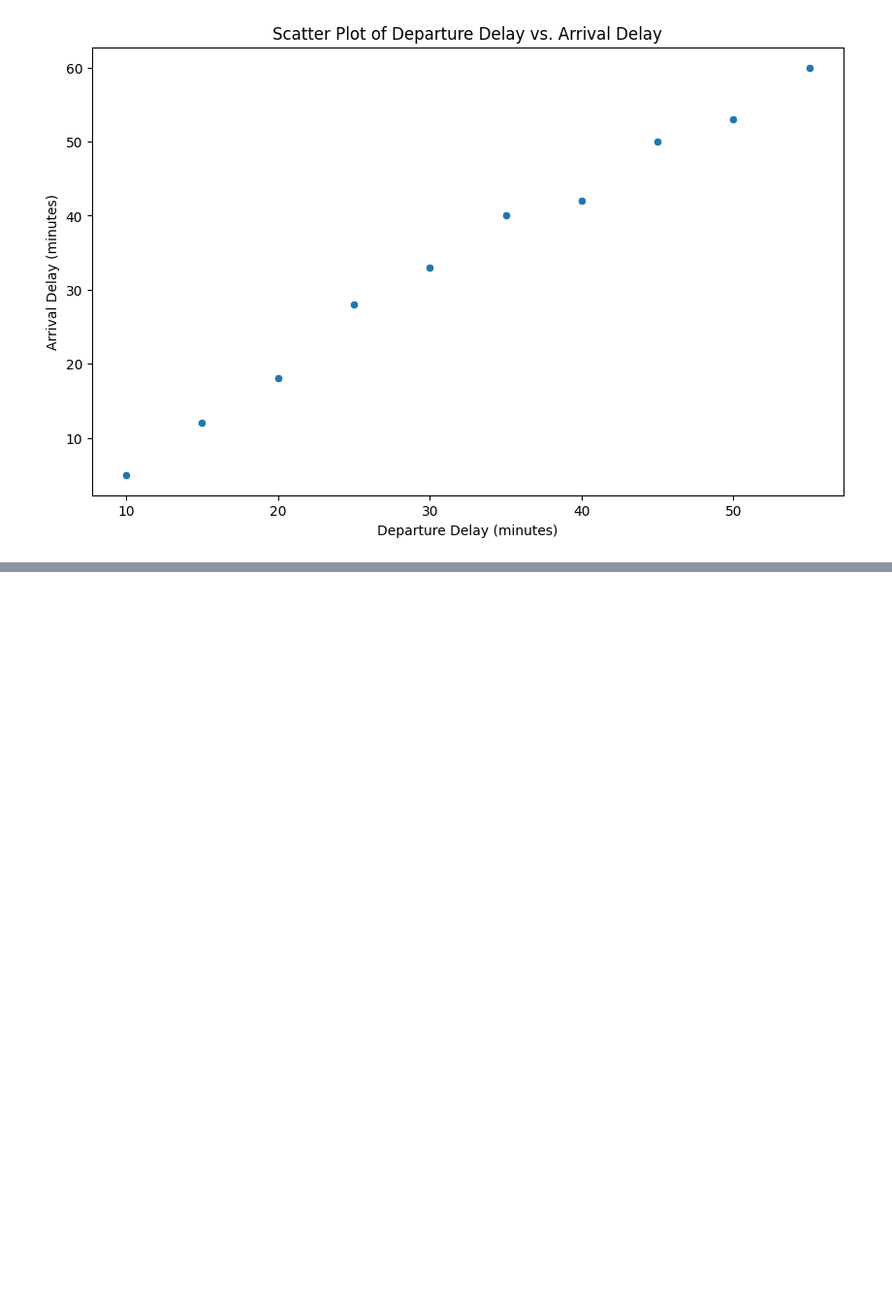
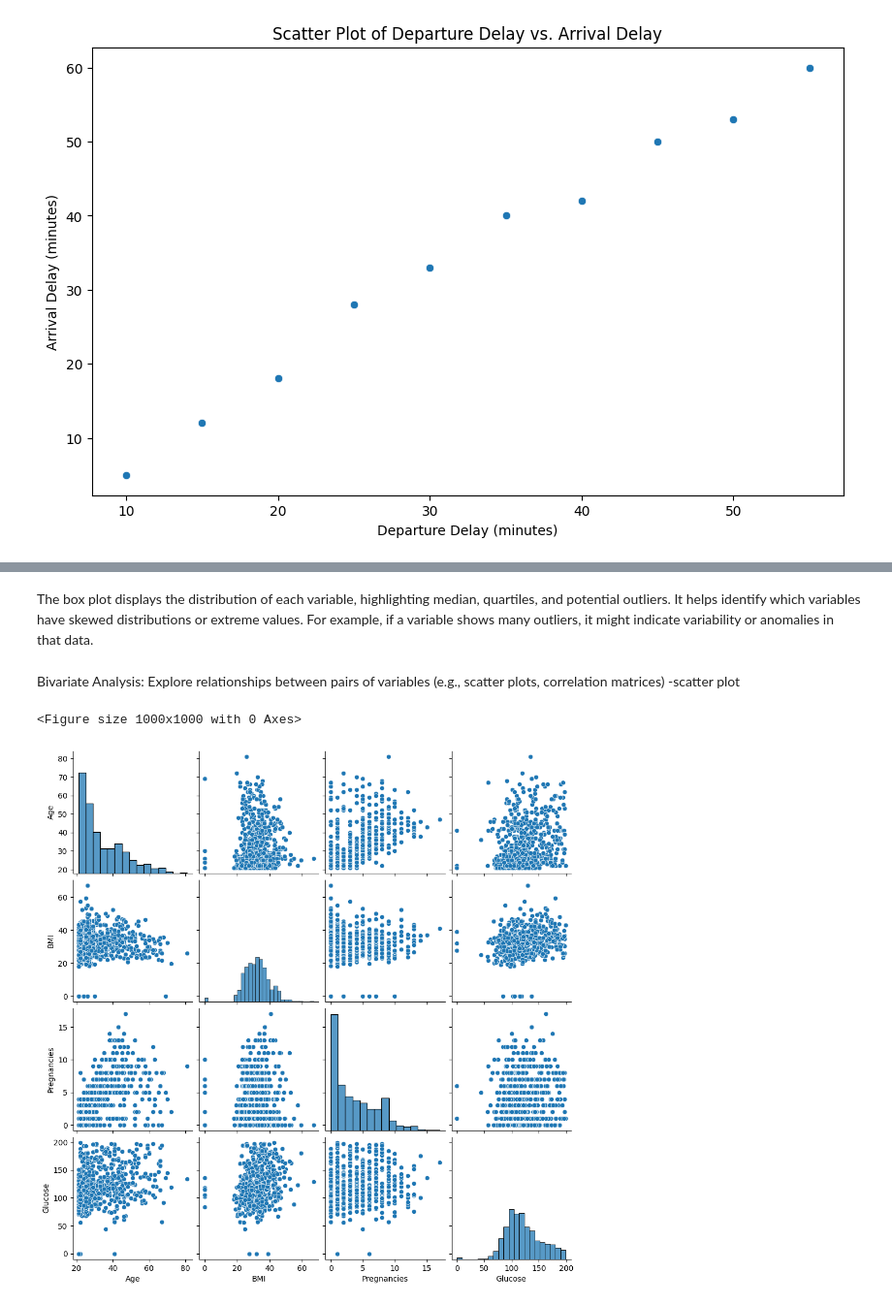
Before and after one commit to Soorya-v2002/data-science-assignment, a Jupyter notebook: Virtual_competition.ipynb, the cells around one changed output, grey strips where cells are left out. Shown at 97% size. Cells and saved outputs as stored; diff of their text form; code cells hidden in the pictures; blank space fills up the shorter version.

```diff
--- a/Virtual_competition.ipynb
+++ b/Virtual_competition.ipynb
@@ -334,0 +374,12 @@ plt.show()
+# %% [markdown]
+The box plot displays the distribution of each variable, highlighting median, quartiles, and potential outliers. It helps identify which variables have skewed distributions or extreme values. For example, if a variable shows many outliers, it might indicate variability or anomalies in that data.
+# %% [markdown]
+Bivariate Analysis:
+Explore relationships between pairs of variables (e.g., scatter plots, correlation matrices) -scatter plot
+# %%
+plt.figure(figsize=(10,10))
+sns.pairplot(df[['Age','BMI','Pregnancies','Glucose']])
+plt.show()
+# %% [output]
+<Figure size 1000x1000 with 0 Axes>
+[figure, added]
```
Also changed, not shown: parts of 23 cells of this notebook.
